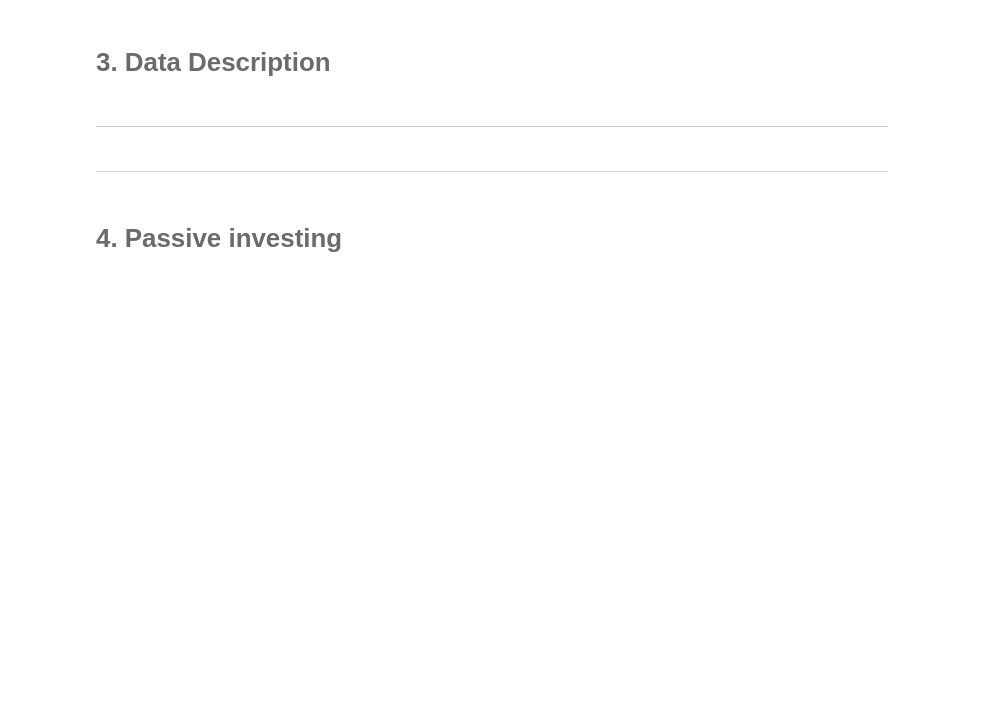
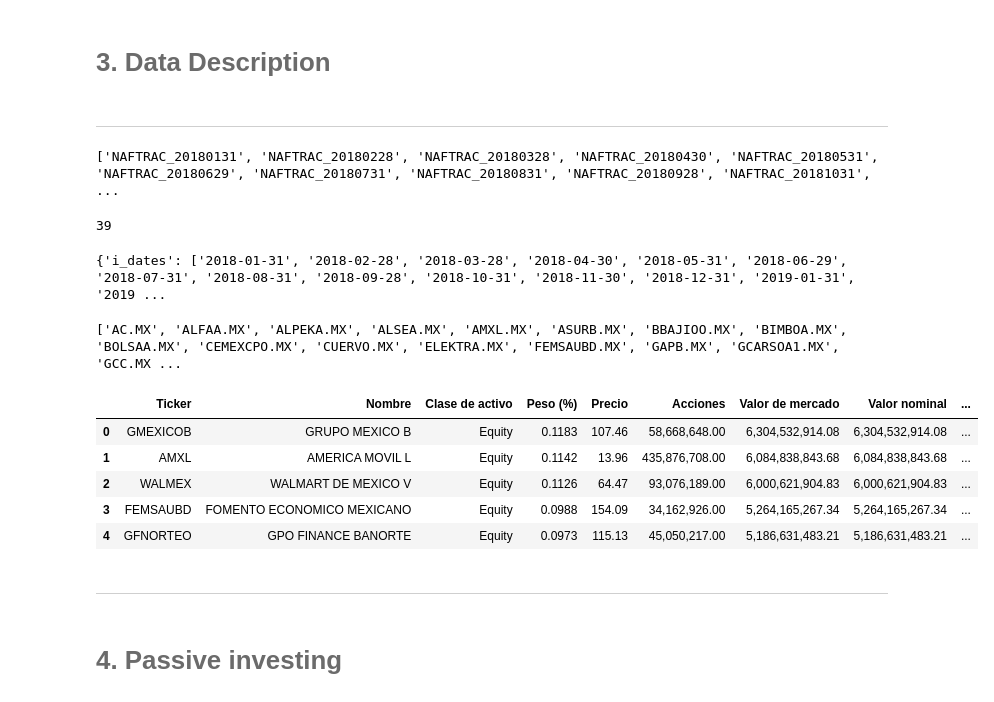
Before and after one commit to HKael/MYST, a Jupyter notebook: notebook.ipynb, the cells around one changed output. Cells and saved outputs as stored; diff of their text form; code cells hidden in the pictures; blank space fills up the shorter version.

```diff
--- a/notebook.ipynb
+++ b/notebook.ipynb
@@ -83,6 +105,31 @@ The following are the file dependencies that are needed to run this notebook:
 # <font color= #6B6B6B> 3. Data Description </font>
 # %% [markdown]
 <hr style="border:0.02in solid gray"> </hr>
+# %%
+print(files)
+# %% [output]
+['NAFTRAC_20180131', 'NAFTRAC_20180228', 'NAFTRAC_20180328', 'NAFTRAC_20180430', 'NAFTRAC_20180531', 'NAFTRAC_20180629', 'NAFTRAC_20180731', 'NAFTRAC_20180831', 'NAFTRAC_20180928', 'NAFTRAC_20181031', ...
+# %%
+len(data_files)
+# %% [output]
+39
+# %%
+print(dates)
+# %% [output]
+{'i_dates': ['2018-01-31', '2018-02-28', '2018-03-28', '2018-04-30', '2018-05-31', '2018-06-29', '2018-07-31', '2018-08-31', '2018-09-28', '2018-10-31', '2018-11-30', '2018-12-31', '2019-01-31', '2019 ...
+# %%
+print(global_tickers)
+# %% [output]
+['AC.MX', 'ALFAA.MX', 'ALPEKA.MX', 'ALSEA.MX', 'AMXL.MX', 'ASURB.MX', 'BBAJIOO.MX', 'BIMBOA.MX', 'BOLSAA.MX', 'CEMEXCPO.MX', 'CUERVO.MX', 'ELEKTRA.MX', 'FEMSAUBD.MX', 'GAPB.MX', 'GCARSOA1.MX', 'GCC.MX ...
+# %%
+data.head()
+# %% [output]
+|  | Ticker | Nombre | Clase de activo | Peso (%) | Precio | Acciones | Valor de mercado | Valor nominal | ... |
+| 0 | GMEXICOB | GRUPO MEXICO B | Equity | 0.1183 | 107.46 | 58,668,648.00 | 6,304,532,914.08 | 6,304,532,914.08 | ... |
+| 1 | AMXL | AMERICA MOVIL L | Equity | 0.1142 | 13.96 | 435,876,708.00 | 6,084,838,843.68 | 6,084,838,843.68 | ... |
+| 2 | WALMEX | WALMART DE MEXICO V | Equity | 0.1126 | 64.47 | 93,076,189.00 | 6,000,621,904.83 | 6,000,621,904.83 | ... |
+| 3 | FEMSAUBD | FOMENTO ECONOMICO MEXICANO | Equity | 0.0988 | 154.09 | 34,162,926.00 | 5,264,165,267.34 | 5,264,165,267.34 | ... |
+| 4 | GFNORTEO | GPO FINANCE BANORTE | Equity | 0.0973 | 115.13 | 45,050,217.00 | 5,186,631,483.21 | 5,186,631,483.21 | ... |
 # %% [markdown]
 <hr style="border:0.02in solid gray"> </hr>
 # %% [markdown]
```
Also changed, not shown: parts of 24 cells of this notebook, 3 other files.
